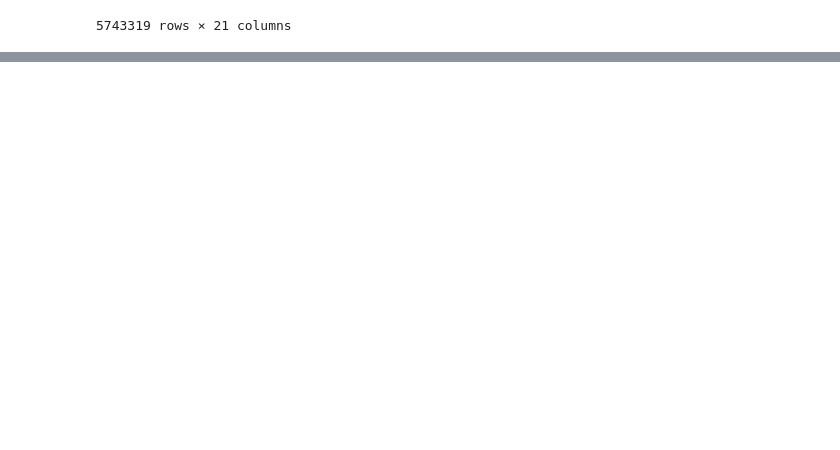
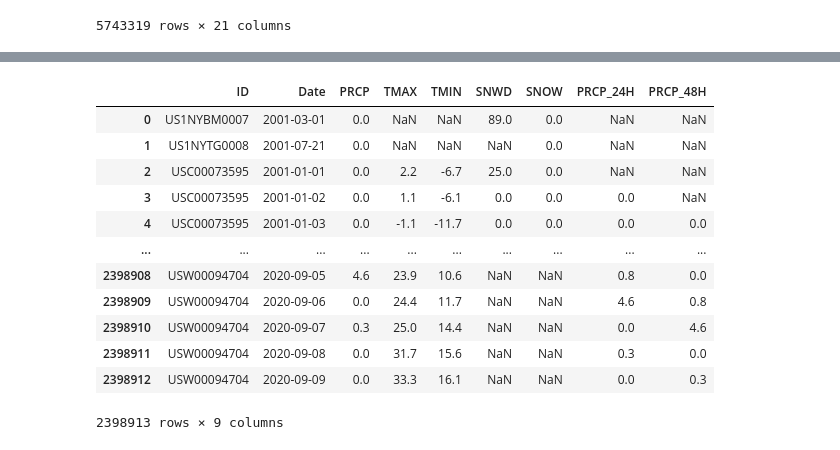
Before and after one commit to coreyryanhanson/hackthebay, a Jupyter notebook: notebooks/noaa.ipynb, the cells around one changed output, grey strips where cells are left out. Drawn from its saved outputs; the diff is of its cells as text; code cells hidden in the pictures; blank space fills up the shorter version.

```diff
--- a/notebooks/noaa.ipynb
+++ b/notebooks/noaa.ipynb
@@ -232,0 +253,37 @@ location_key.to_pickle(root_dir+"data/noaa_location_key.pickle")
+# %%
+for i, column in enumerate(indices.columns):
+    ghcn_location_key["ID_"+column] = indices[column].map(lambda x: ghcn_station_key["ID"][x])
+    ghcn_location_key[f"ghcn_dist_mi{i+1}"] = distances[f"ghcn_dist_mi{i+1}"]
+# %%
+ghcn_stations = pd.Index([])
+for i in np.arange(1,k+1):
+    ghcn_stations = ghcn_stations.union(ghcn_location_key[f"ID_{i}"])
+# %%
+ghcn_elements_to_keep = {"PRCP":10, "TMAX":10, "TMIN":10, "SNWD":None, "SNOW":None}
+all_dfs = pd.DataFrame()
+for year in np.arange(2001,2021):
+    year_df = parse_ghcn_daily_by_year_File(root_dir+f"data/GHCN-Daily/by_year/{year}.csv.gz")
+    year_df = reduce_from_ghcn_daily_by_year(year_df, "ID", "Element", "Q-Flag", ghcn_stations, ghcn_elements_to_keep.keys())
+    year_df = expand_ghcn_daily_by_year(year_df, "Element", "Data_Value", ghcn_elements_to_keep, ["ID", "Date"])
+    year_df["Date"] = pd.to_datetime(year_df["Date"], format="%Y%m%d")
+    year_df = year_df.drop(columns=["M-Flag", "Q-Flag", "S-Flag"]).copy()
+    all_dfs=pd.concat([all_dfs, year_df])
+# %%
+ghcn_df = all_dfs.reset_index().drop(columns="index").copy()
+ghcn_df = add_earlier_date_values(ghcn_df, "Date", ["ID"], "PRCP", 2)
+# %%
+ghcn_df
+# %% [output]
+|  | ID | Date | PRCP | TMAX | TMIN | SNWD | SNOW | PRCP_24H | PRCP_48H |
+| 0 | US1NYBM0007 | 2001-03-01 | 0.0 | NaN | NaN | 89.0 | 0.0 | NaN | NaN |
+| 1 | US1NYTG0008 | 2001-07-21 | 0.0 | NaN | NaN | NaN | 0.0 | NaN | NaN |
+| 2 | USC00073595 | 2001-01-01 | 0.0 | 2.2 | -6.7 | 25.0 | 0.0 | NaN | NaN |
+| 3 | USC00073595 | 2001-01-02 | 0.0 | 1.1 | -6.1 | 0.0 | 0.0 | 0.0 | NaN |
+| 4 | USC00073595 | 2001-01-03 | 0.0 | -1.1 | -11.7 | 0.0 | 0.0 | 0.0 | 0.0 |
+| ... | ... | ... | ... | ... | ... | ... | ... | ... | ... |
+| 2398908 | USW00094704 | 2020-09-05 | 4.6 | 23.9 | 10.6 | NaN | NaN | 0.8 | 0.0 |
+| 2398909 | USW00094704 | 2020-09-06 | 0.0 | 24.4 | 11.7 | NaN | NaN | 4.6 | 0.8 |
+| 2398910 | USW00094704 | 2020-09-07 | 0.3 | 25.0 | 14.4 | NaN | NaN | 0.0 | 4.6 |
+| 2398911 | USW00094704 | 2020-09-08 | 0.0 | 31.7 | 15.6 | NaN | NaN | 0.3 | 0.0 |
+| 2398912 | USW00094704 | 2020-09-09 | 0.0 | 33.3 | 16.1 | NaN | NaN | 0.0 | 0.3 |
+2398913 rows × 9 columns
```
Also changed, not shown: parts of 8 cells of this notebook, 3 other files.
